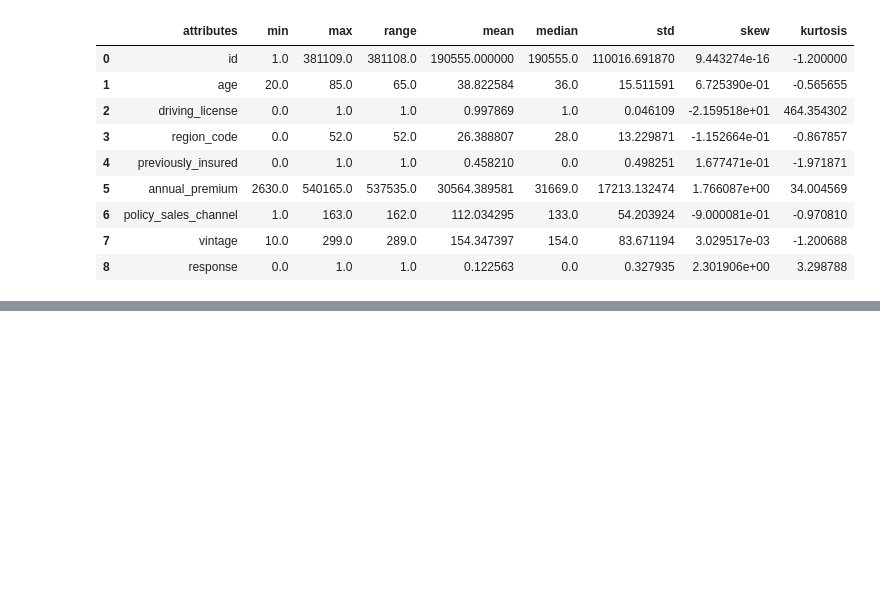
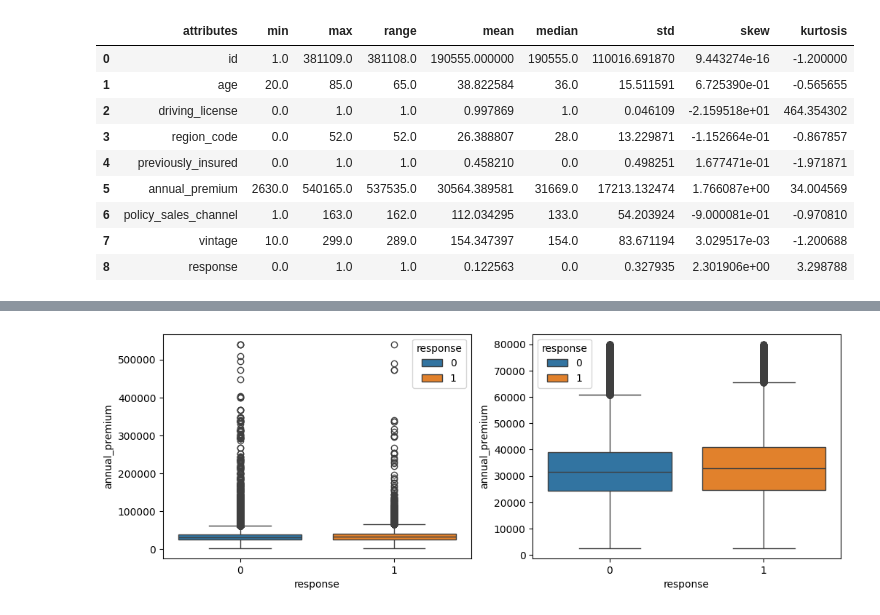
Before and after one commit to jessicanadalete/health_insurance_cross_sell, a Jupyter notebook: health_insurance_cross_sell.ipynb, the cells around one changed output, grey strips where cells are left out. Saved outputs shown, nothing was run; the diff lists cells and outputs as text; code cells hidden in the pictures; blank space fills up the shorter version.

```diff
--- a/health_insurance_cross_sell.ipynb
+++ b/health_insurance_cross_sell.ipynb
@@ -149,0 +183,11 @@ m
+# %%
+#annual premium
+fig, axes = plt.subplots(1, 2, figsize=(12, 4))
+
+sns.boxplot(x='response', y='annual_premium', hue = 'response', data = df4, ax=axes[0]);
+
+#filtering the annual premium variable to visualize better
+aux1 = df4[df4['annual_premium'] < 80000]
+sns.boxplot(x='response', y='annual_premium', hue = 'response', data = aux1, ax=axes[1]);
+# %% [output]
+[figure, added]
```
Also changed, not shown: parts of 25 cells of this notebook.
